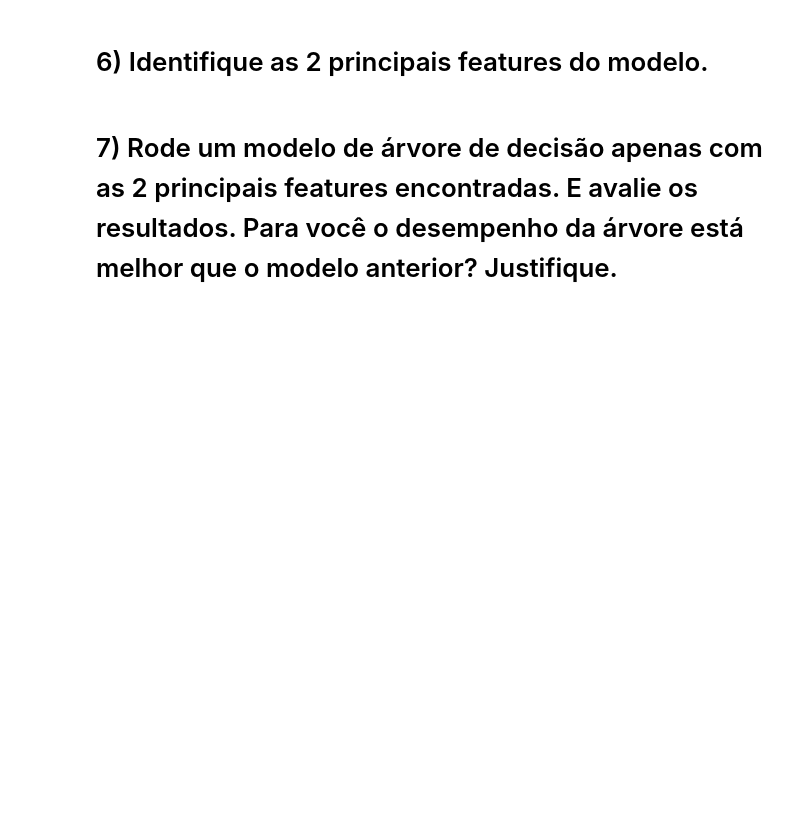
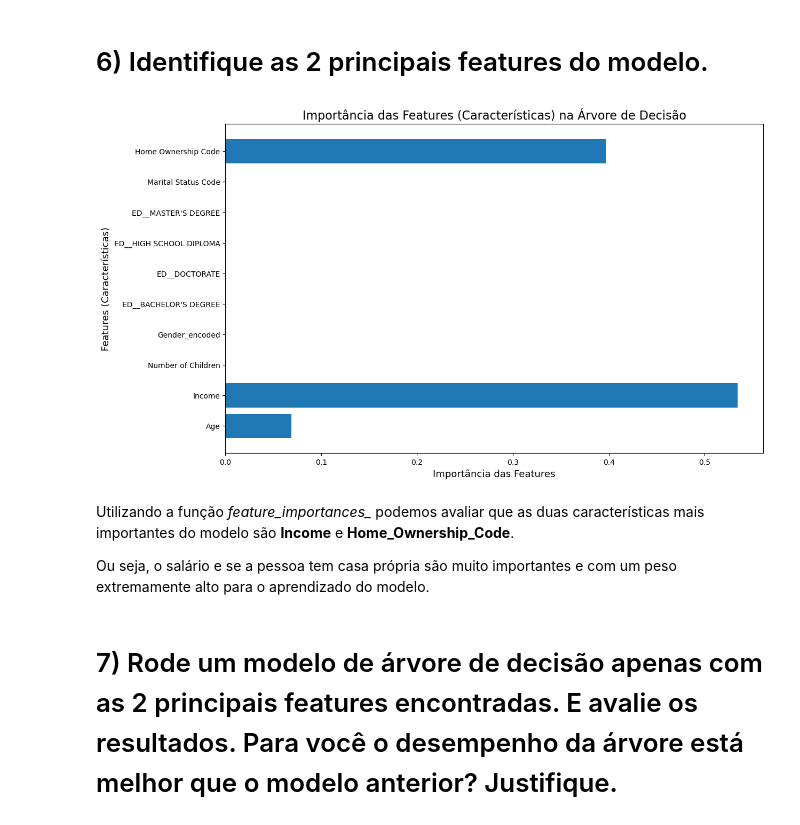
Before and after one commit to flavianojr1/credit-score-com-arvores-de-decisao, a Jupyter notebook: Profissao Cientista de Dados M21 Pratique.ipynb, the cells around one changed output. Drawn from its saved outputs; the diff is of its cells as text; code cells hidden in the pictures; blank space fills up the shorter version.

```diff
--- a/Profissao Cientista de Dados M21 Pratique.ipynb
+++ b/Profissao Cientista de Dados M21 Pratique.ipynb
@@ -138,2 +241,22 @@ Traga a acurácia para o modedlo com os dados de treino.
+# %%
+# Obtendo as features mais importantes
+features_importantes = modelo.feature_importances_
+
+# Obtendo os nomes das características
+nomes_features = X_train_balanced.columns
+
+# Criando um gráfico de barras para visualizar a importância de cada feature
+plt.figure(figsize=(13, 8))
+plt.barh(nomes_features, features_importantes)
+plt.xlabel('Importância das Features', fontsize=13)
+plt.ylabel('Features (Características)', fontsize=13)
+plt.title('Importância das Features (Características) na Árvore de Decisão', fontsize=16)
+plt.show()
+# %% [output]
+[figure, added]
+# %% [markdown]
+Utilizando a função *feature_importances_* podemos avaliar que as duas características mais importantes do modelo são **Income** e **Home_Ownership_Code**.
+
+Ou seja, o salário e se a pessoa tem casa própria são muito importantes e com um peso extremamente alto para o aprendizado do modelo.
 # %% [markdown]
 # 7) Rode um modelo de árvore de decisão apenas com as 2 principais features encontradas. E avalie os resultados. Para você o desempenho da árvore está melhor que o modelo anterior? Justifique.
```
Also changed, not shown: parts of 22 cells of this notebook, 2 other files.
